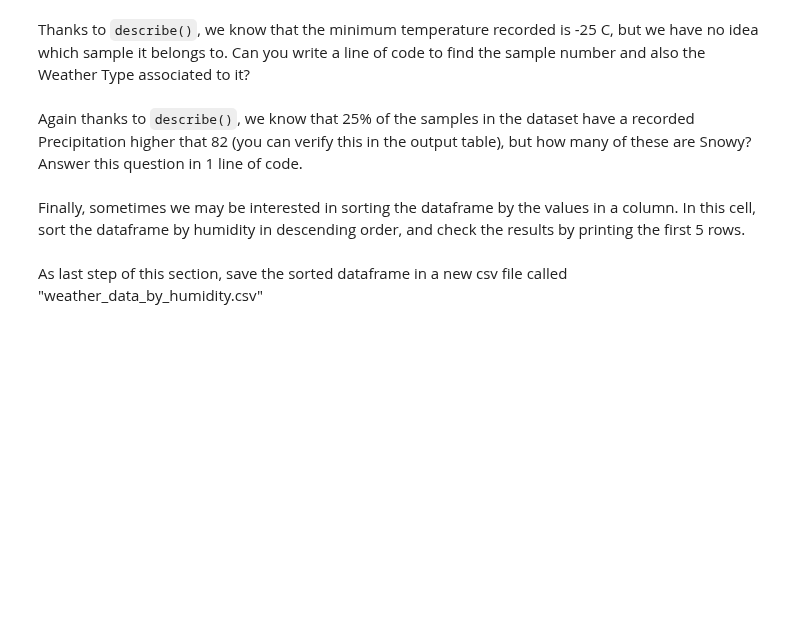
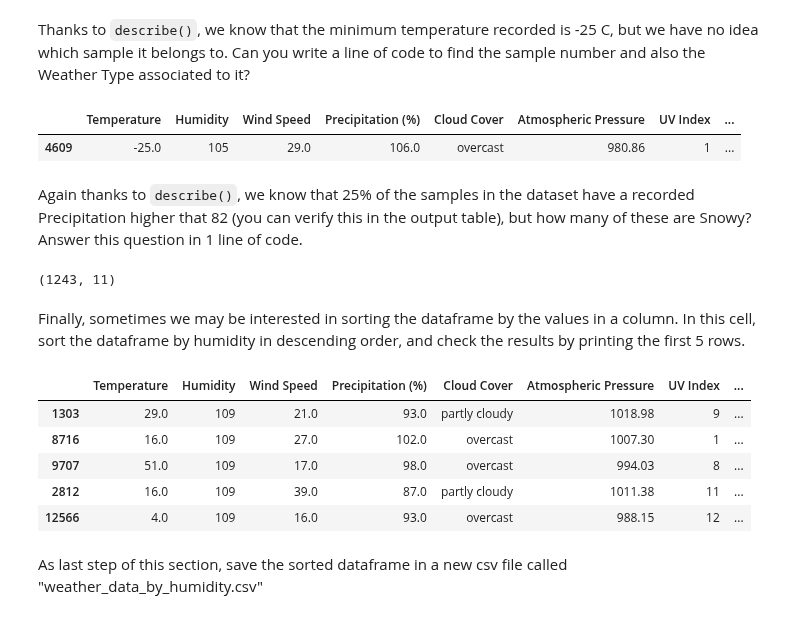
Before and after one commit to Nick-2003/DSCI-430-Group-2, a Jupyter notebook: Module 1/Module 1 assignment - Jingyuan Liu - 69763183.ipynb, the cells around one changed output. Cells and saved outputs as stored; diff of their text form; code cells hidden in the pictures; blank space fills up the shorter version.

```diff
--- a/Module 1/Module 1 assignment - Jingyuan Liu - 69763183.ipynb
+++ b/Module 1/Module 1 assignment - Jingyuan Liu - 69763183.ipynb
@@ -144,11 +167,32 @@ Thanks to `describe()`, we know that the minimum temperature recorded is -25 C,
+# %%
+weather_classification_data.loc[weather_classification_data['Temperature'] ==
+                                weather_classification_data['Temperature'].min()]
+
+## The sample index number is 4609 and its weather type is snowy.
+# %% [output]
+|  | Temperature | Humidity | Wind Speed | Precipitation (%) | Cloud Cover | Atmospheric Pressure | UV Index | ... |
+| 4609 | -25.0 | 105 | 29.0 | 106.0 | overcast | 980.86 | 1 | ... |
 # %% [markdown]
 Again thanks to `describe()`, we know that 25% of the samples in the dataset have a recorded Precipitation higher that 82 (you can verify this in the output table), but how many of these are Snowy? Answer this question in 1 line of code.
 # %%
-# YOUR ANSWER HERE
+weather_classification_data.loc[(weather_classification_data['Precipitation (%)'] > 82) &
+                                (weather_classification_data['Weather Type'] == "Snowy")].shape
+
+## 1243 of those with a recorded Precipitation higher than 82 are snowy.
+# %% [output]
+(1243, 11)
 # %% [markdown]
 Finally, sometimes we may be interested in sorting the dataframe by the values in a column. In this cell, sort the dataframe by humidity in descending order, and check the results by printing the first 5 rows.
 # %%
-# YOUR ANSWER HERE
+weather_data_by_humidity = weather_classification_data.sort_values(by="Humidity", ascending=False)
+weather_data_by_humidity.head()
+# %% [output]
+|  | Temperature | Humidity | Wind Speed | Precipitation (%) | Cloud Cover | Atmospheric Pressure | UV Index | ... |
+| 1303 | 29.0 | 109 | 21.0 | 93.0 | partly cloudy | 1018.98 | 9 | ... |
+| 8716 | 16.0 | 109 | 27.0 | 102.0 | overcast | 1007.30 | 1 | ... |
+| 9707 | 51.0 | 109 | 17.0 | 98.0 | overcast | 994.03 | 8 | ... |
+| 2812 | 16.0 | 109 | 39.0 | 87.0 | partly cloudy | 1011.38 | 11 | ... |
+| 12566 | 4.0 | 109 | 16.0 | 93.0 | overcast | 988.15 | 12 | ... |
 # %% [markdown]
 As last step of this section, save the sorted dataframe in a new csv file called "weather_data_by_humidity.csv"
 # %%
```
Also changed, not shown: parts of 6 cells of this notebook.
